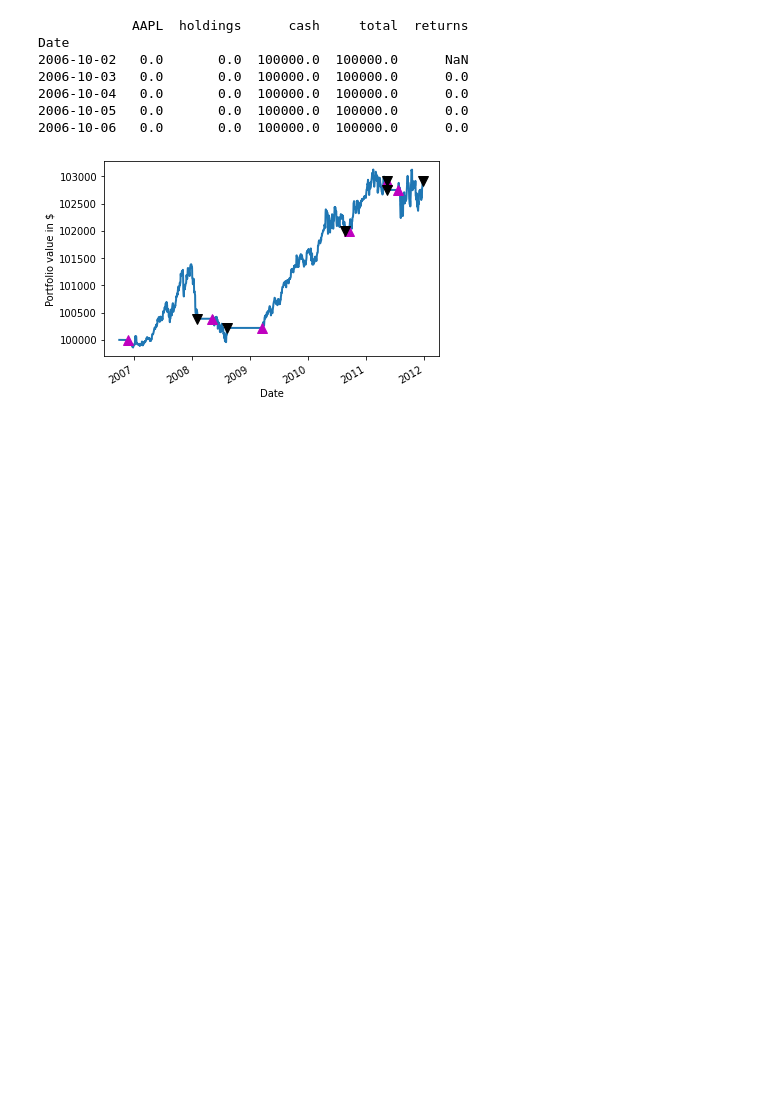
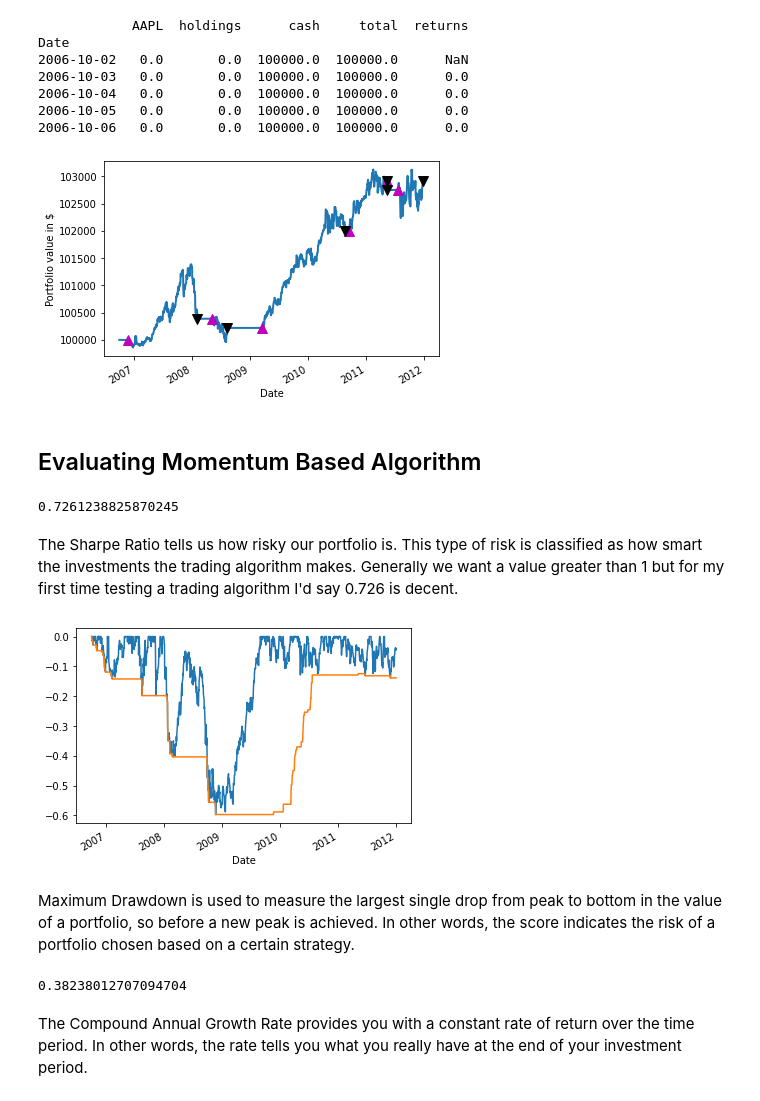
Before and after one commit to soundreaper/DS-2.9-Algorithmic-Trading, a Jupyter notebook: APPL DATA AND TRADING TEST.ipynb, the cells around one changed output. Saved outputs shown, nothing was run; the diff lists cells and outputs as text; code cells hidden in the pictures; blank space fills up the shorter version.

Commit message:
complete post-financial metrics for backtesting to analyze how effective the trading algorithm is

```diff
--- a/APPL DATA AND TRADING TEST.ipynb
+++ b/APPL DATA AND TRADING TEST.ipynb
@@ -576,3 +576,52 @@ ax1.plot(portfolio.loc[signals.positions == -1.0].index,
 plt.show()
 # %% [output]
 [figure]
+# %% [markdown]
+<h2>Evaluating Momentum Based Algorithm</h2>
+# %%
+# Isolate the returns of your strategy
+returns = portfolio['returns']
+
+# annualized Sharpe ratio
+sharpe_ratio = np.sqrt(252) * (returns.mean() / returns.std())
+
+# Print the Sharpe ratio
+print(sharpe_ratio)
+# %% [output]
+0.7261238825870245
+# %% [markdown]
+<p>The Sharpe Ratio tells us how risky our portfolio is. This type of risk is classified as how smart the investments the trading algorithm makes. Generally we want a value greater than 1 but for my first time testing a trading algorithm I'd say 0.726 is decent.</p>
+# %%
+# Define a trailing 252 trading day window
+window = 252
+
+# Calculate the max drawdown in the past window days for each day
+rolling_max = aapl['Adj. Close'].rolling(window, min_periods=1).max()
+daily_drawdown = aapl['Adj. Close']/rolling_max - 1.0
+
+# Calculate the minimum (negative) daily drawdown
+max_daily_drawdown = daily_drawdown.rolling(window, min_periods=1).min()
+
+# Plot the results
+daily_drawdown.plot()
+max_daily_drawdown.plot()
+
+# Show the plot
+plt.show()
+# %% [output]
+[figure, added]
+# %% [markdown]
+<p>Maximum Drawdown is used to measure the largest single drop from peak to bottom in the value of a portfolio, so before a new peak is achieved. In other words, the score indicates the risk of a portfolio chosen based on a certain strategy.</p>
+# %%
+# Get the number of days in `aapl`
+days = (aapl.index[-1] - aapl.index[0]).days
+
+# Calculate the CAGR
+cagr = ((((aapl['Adj. Close'][-1]) / aapl['Adj. Close'][1])) ** (365.0/days)) - 1
+
+# Print the CAGR
+print(cagr)
+# %% [output]
+0.38238012707094704
+# %% [markdown]
+<p>The Compound Annual Growth Rate provides you with a constant rate of return over the time period. In other words, the rate tells you what you really have at the end of your investment period.</p>
```
